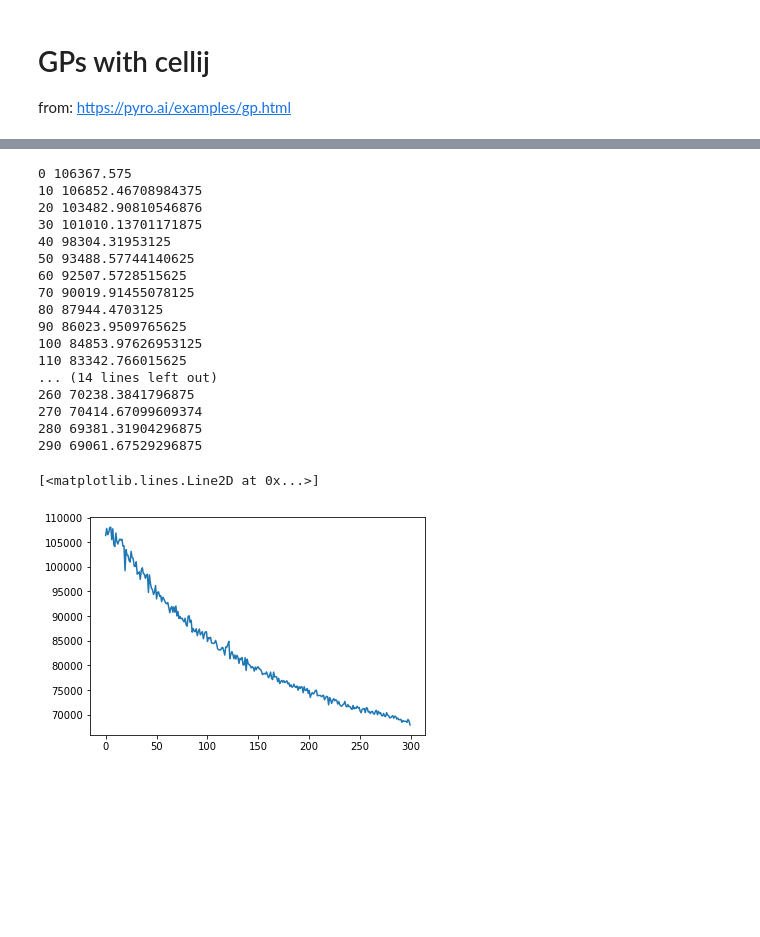
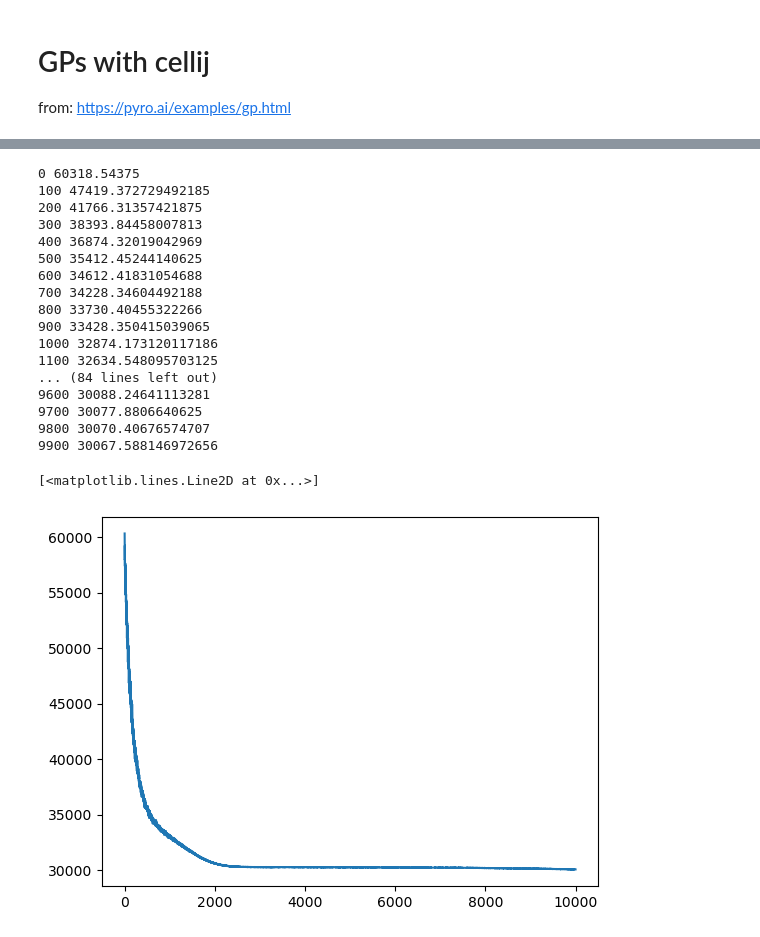
Before and after one commit to bioFAM/cellij, a Jupyter notebook: notebooks/new_gp.ipynb, the cells around one changed output, grey strips where cells are left out. Saved outputs shown, nothing was run; the diff lists cells and outputs as text; code cells hidden in the pictures; blank space fills up the shorter version.

```diff
--- a/notebooks/new_gp.ipynb
+++ b/notebooks/new_gp.ipynb
@@ -0,0 +1,10 @@
+# %%
+import torch
+
+if torch.cuda.is_available():
+    device = torch.device("cuda")
+    torch.set_default_tensor_type(torch.cuda.FloatTensor)
+    print("GPU available")
+else:
+    device = torch.device("cpu")
+    print("GPU not available")
@@ -16,12 +44,17 @@ pyro.set_rng_seed(0)
 # %%
-# imp = cellij.core.Importer()
-# mdata = imp.load_Guo2010()
-# adata = mdata["qPCR"]
-# data = adata.to_df()
-# time = mdata.obs["division_scaled"]
+d = "guo"
 
-imp = cellij.core.Importer()
-mdata = imp.load_MEFISTO()
-adata = mdata["view1"]
-data = adata.to_df()
-time = np.linspace(0, 1, data.shape[0])
+if d == "guo":
+    imp = cellij.core.Importer()
+    mdata = imp.load_Guo2010()
+    adata = mdata["qPCR"]
+    X = torch.tensor(adata.to_df().values).float()
+    time = torch.tensor(mdata.obs["division_scaled"]).float()
+elif d == "mefisto":
+    imp = cellij.core.Importer()
+    mdata = imp.load_MEFISTO()
+    adata = mdata["view1"]
+    X = torch.tensor(adata.to_df().values).float()
+    time = torch.tensor(np.linspace(0, 1, data.shape[0])).float()
+
+X.shape
@@ -196,31 +256,27 @@ class MEFISTO(gpytorch.Module):
-# %%
-
-
-model = MEFISTO(data=torch.tensor(data.values), time=torch.tensor(time).float(), n_factors=4)
 # %%
-model.inference(num_particles=10, max_epochs=300)
+model.inference(num_particles=10, max_epochs=10000)
 # %% [output]
-0 106367.575
-10 106852.46708984375
-20 103482.90810546876
-30 101010.13701171875
-40 98304.31953125
-50 93488.57744140625
-60 92507.5728515625
-70 90019.91455078125
-80 87944.4703125
-90 86023.9509765625
-100 84853.97626953125
-110 83342.766015625
-... (14 lines left out)
-260 70238.3841796875
-270 70414.67099609374
-280 69381.31904296875
-290 69061.67529296875
+0 60318.54375
+100 47419.372729492185
+200 41766.31357421875
+300 38393.84458007813
+400 36874.32019042969
+500 35412.45244140625
+600 34612.41831054688
+700 34228.34604492188
+800 33730.40455322266
+900 33428.350415039065
+1000 32874.173120117186
+1100 32634.548095703125
+... (84 lines left out)
+9600 30088.24641113281
+9700 30077.8806640625
+9800 30070.40676574707
+9900 30067.588146972656
 # %%
-plt.plot(torch.arange(len(model.losses)), model.losses)
+plt.plot(model.losses)
 # %% [output]
 [<matplotlib.lines.Line2D at 0x...>]
-[figure, old version]
+[figure, new version]
 # %%
 d = model.get_factors(n_samples=1000000)
```
Also changed, not shown: parts of 20 cells of this notebook.
